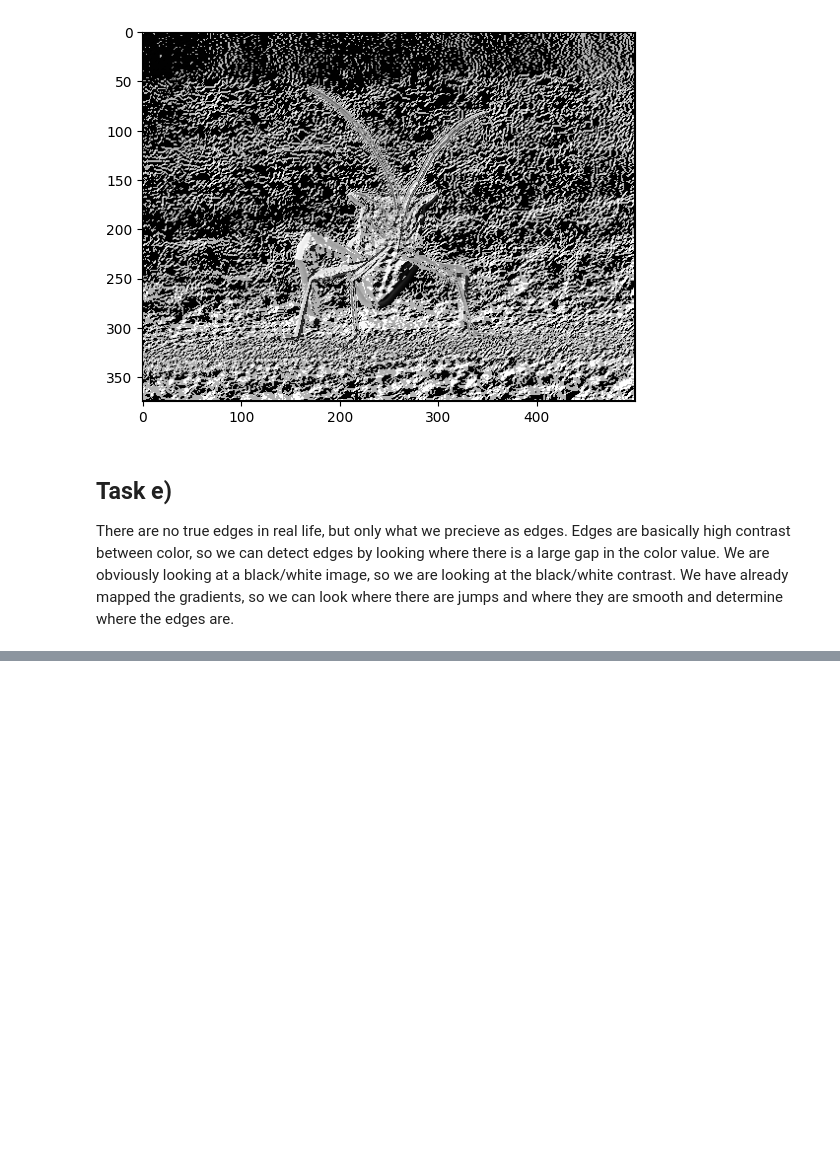
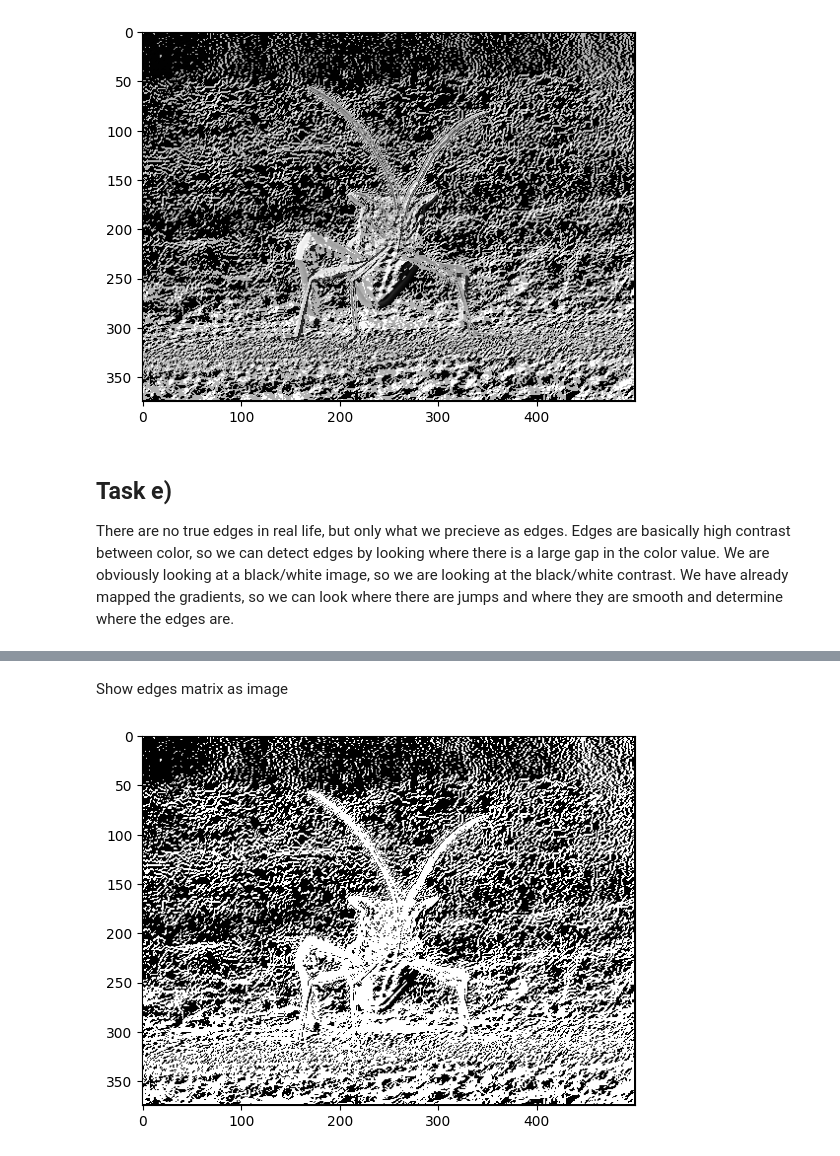
Before and after one commit to JoachimCode/ImageDiffusion, a Jupyter notebook: Bildebehandling,_diffusjon_og_Prims_algoritme.ipynb, the cells around one changed output, grey strips where cells are left out. Saved outputs shown, nothing was run; the diff lists cells and outputs as text; code cells hidden in the pictures; blank space fills up the shorter version.

```diff
--- a/Bildebehandling,_diffusjon_og_Prims_algoritme.ipynb
+++ b/Bildebehandling,_diffusjon_og_Prims_algoritme.ipynb
@@ -116,0 +131,17 @@ There are no true edges in real life, but only what we precieve as edges. Edges
+# %%
+def determineEdge(x, c):
+    if x > c:
+        return 1
+    else:
+        return 0
+
+vDetermineEdge = numpy.vectorize(determineEdge)
+
+edges = vDetermineEdge(fgradabs, 0.1)
+# %% [markdown]
+Show edges matrix as image
+# %%
+plt.imshow(edges, cmap='gray')
+plt.show()
+# %% [output]
+[figure, added]
```
Also changed, not shown: parts of 4 cells of this notebook.
